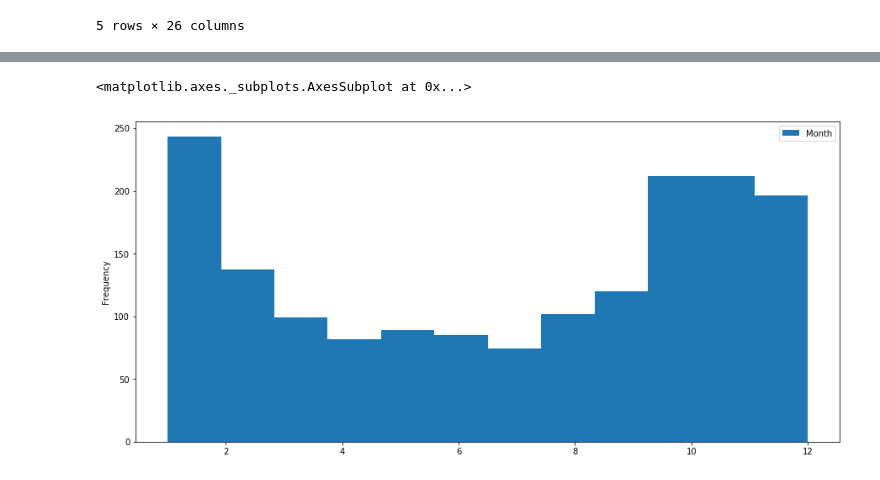
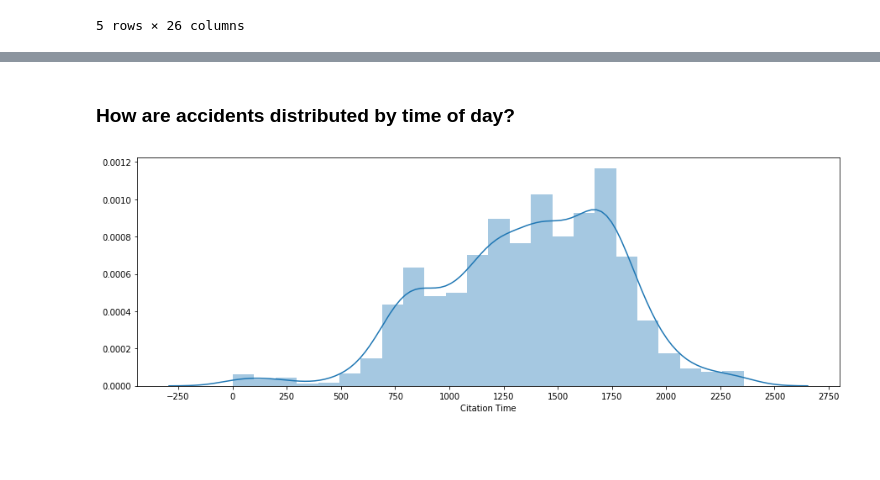
Before and after one commit to mrkjhsn/City-of-Scottsdale-Citations, a Jupyter notebook: Vehicular_Accidents_Visualization.ipynb, the cells around one changed output, grey strips where cells are left out. Cells and saved outputs as stored; diff of their text form; code cells hidden in the pictures; blank space fills up the shorter version.

```diff
--- a/Vehicular_Accidents_Visualization.ipynb
+++ b/Vehicular_Accidents_Visualization.ipynb
@@ -59,6 +56,10 @@ vehicular_accidents.plot(y='Citation Time', kind='hist', bins=24)
-# %%
-vehicular_accidents.plot(y='Month', kind='hist', bins=12)
-# how are accidents distrubuted throughout the year?
-# %% [output]
-<matplotlib.axes._subplots.AxesSubplot at 0x...>
-[figure, removed]
+# %% [markdown]
+### How are accidents distributed by time of day?
+# %%
+fig = plt.figure(figsize=(15, 5))
+
+ax = sns.distplot(vehicular_accidents['Citation Time'], bins=24)
+ax.xaxis.set_major_locator(ticker.MultipleLocator(250))
+plt.savefig('visualizations/accidents distributed by time of day.png')
+# %% [output]
+[figure, added]
```
Also changed, not shown: parts of 10 cells of this notebook.
